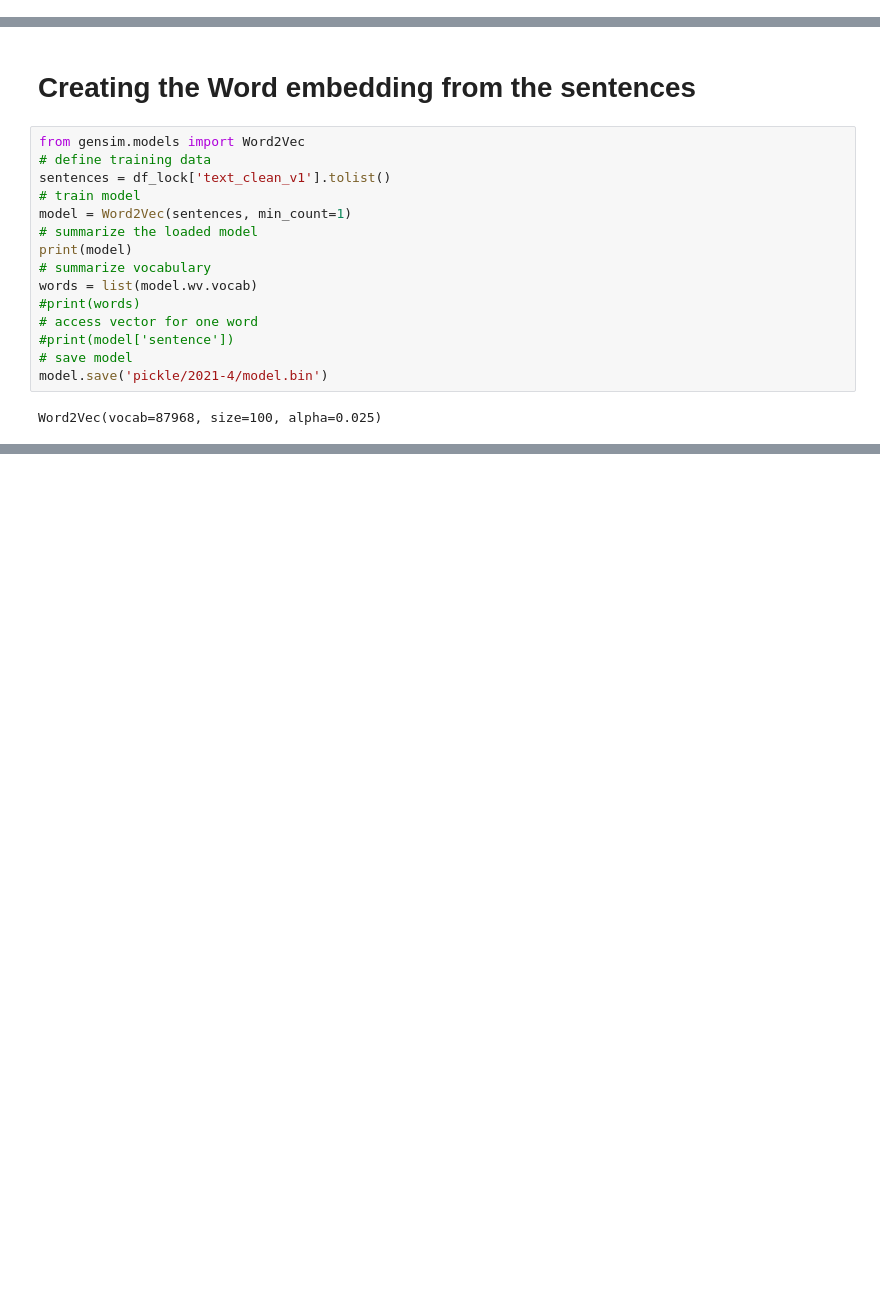
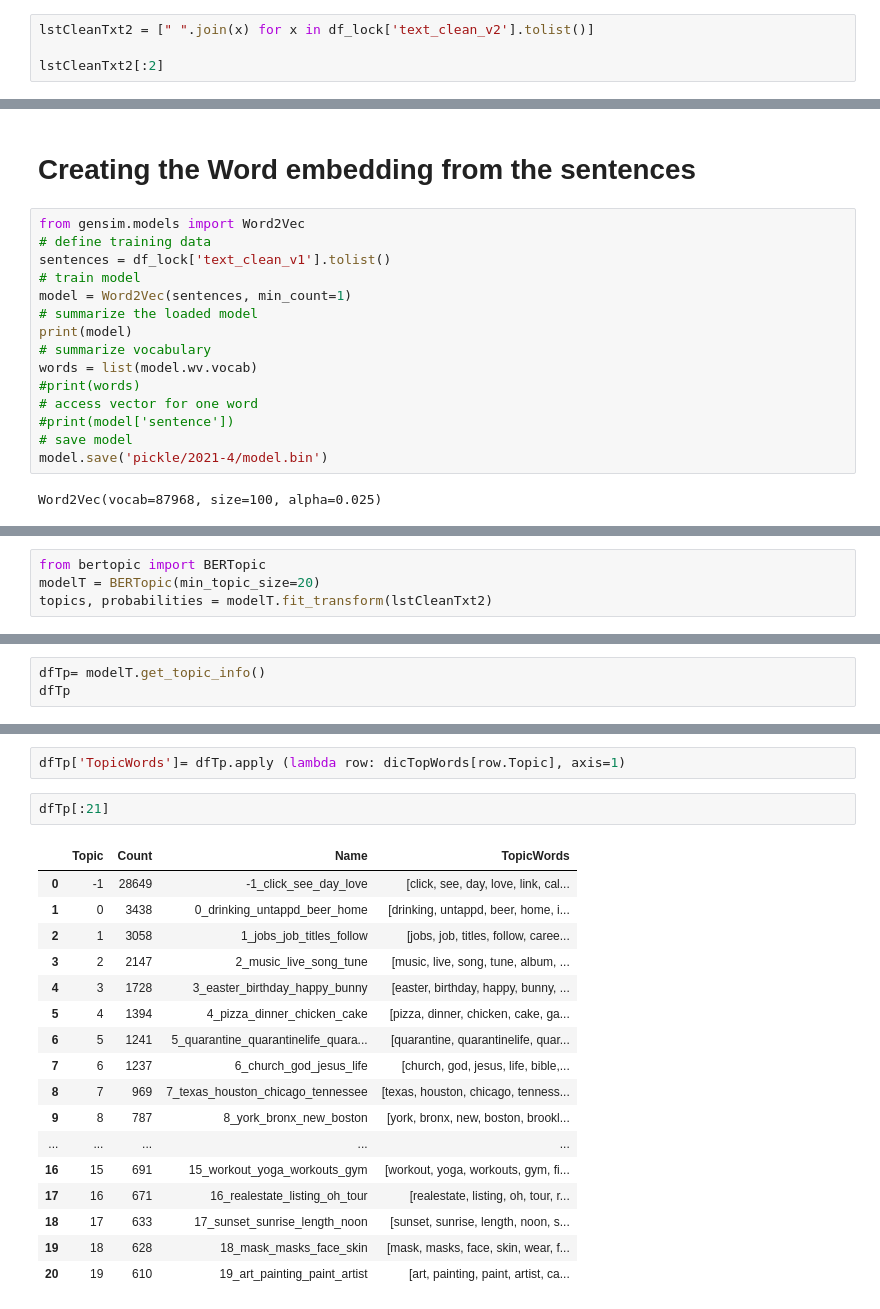
Before and after one commit to mahmuduzzaman/topicModelingPaper, a Jupyter notebook: 2021- April- Covid Topic Modeling.ipynb, the cells around one changed output, grey strips where cells are left out. Drawn from its saved outputs; the diff is of its cells as text; blank space fills up the shorter version.

```diff
--- a/2021- April- Covid Topic Modeling.ipynb
+++ b/2021- April- Covid Topic Modeling.ipynb
@@ -383,3 +396,7 @@ lstTextToken_org[:10], len(lstTextToken_org)
   'die',
   'monaghan'],
  1090148)
+# %%
+lstCleanTxt2 = [" ".join(x) for x in df_lock['text_clean_v2'].tolist()]
+
+lstCleanTxt2[:2]
@@ -730,0 +890,4 @@ model.most_similar("quarantine")
+# %%
+from bertopic import BERTopic
+modelT = BERTopic(min_topic_size=20)
+topics, probabilities = modelT.fit_transform(lstCleanTxt2)
@@ -730,0 +901,3 @@ model.most_similar("quarantine")
+# %%
+dfTp= modelT.get_topic_info()
+dfTp
@@ -730,0 +918,22 @@ model.most_similar("quarantine")
+# %%
+dfTp['TopicWords']= dfTp.apply (lambda row: dicTopWords[row.Topic], axis=1)
+# %%
+dfTp[:21]
+# %% [output]
+|  | Topic | Count | Name | TopicWords |
+| 0 | -1 | 28649 | -1_click_see_day_love | [click, see, day, love, link, cal... |
+| 1 | 0 | 3438 | 0_drinking_untappd_beer_home | [drinking, untappd, beer, home, i... |
+| 2 | 1 | 3058 | 1_jobs_job_titles_follow | [jobs, job, titles, follow, caree... |
+| 3 | 2 | 2147 | 2_music_live_song_tune | [music, live, song, tune, album, ... |
+| 4 | 3 | 1728 | 3_easter_birthday_happy_bunny | [easter, birthday, happy, bunny, ... |
+| 5 | 4 | 1394 | 4_pizza_dinner_chicken_cake | [pizza, dinner, chicken, cake, ga... |
+| 6 | 5 | 1241 | 5_quarantine_quarantinelife_quara... | [quarantine, quarantinelife, quar... |
+| 7 | 6 | 1237 | 6_church_god_jesus_life | [church, god, jesus, life, bible,... |
+| 8 | 7 | 969 | 7_texas_houston_chicago_tennessee | [texas, houston, chicago, tenness... |
+| 9 | 8 | 787 | 8_york_bronx_new_boston | [york, bronx, new, boston, brookl... |
+| ... | ... | ... | ... | ... |
+| 16 | 15 | 691 | 15_workout_yoga_workouts_gym | [workout, yoga, workouts, gym, fi... |
+| 17 | 16 | 671 | 16_realestate_listing_oh_tour | [realestate, listing, oh, tour, r... |
+| 18 | 17 | 633 | 17_sunset_sunrise_length_noon | [sunset, sunrise, length, noon, s... |
+| 19 | 18 | 628 | 18_mask_masks_face_skin | [mask, masks, face, skin, wear, f... |
+| 20 | 19 | 610 | 19_art_painting_paint_artist | [art, painting, paint, artist, ca... |
```
Also changed, not shown: parts of 28 cells of this notebook, 1 other file.
